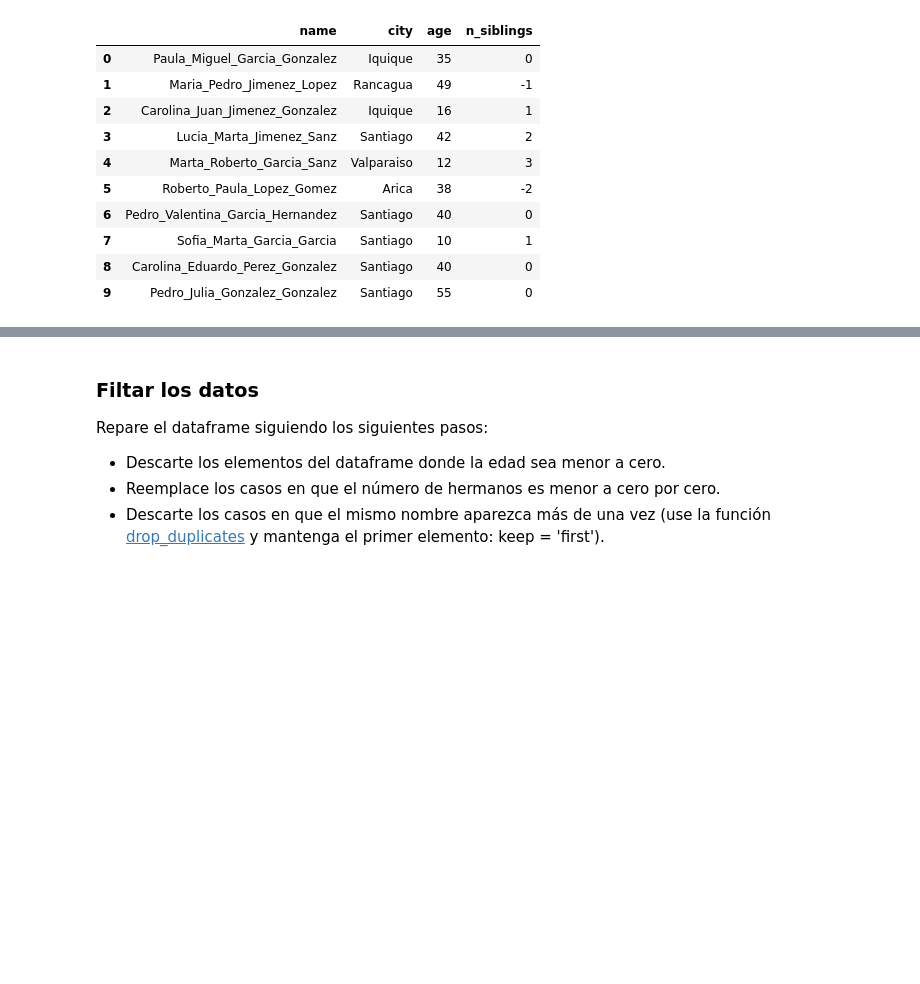
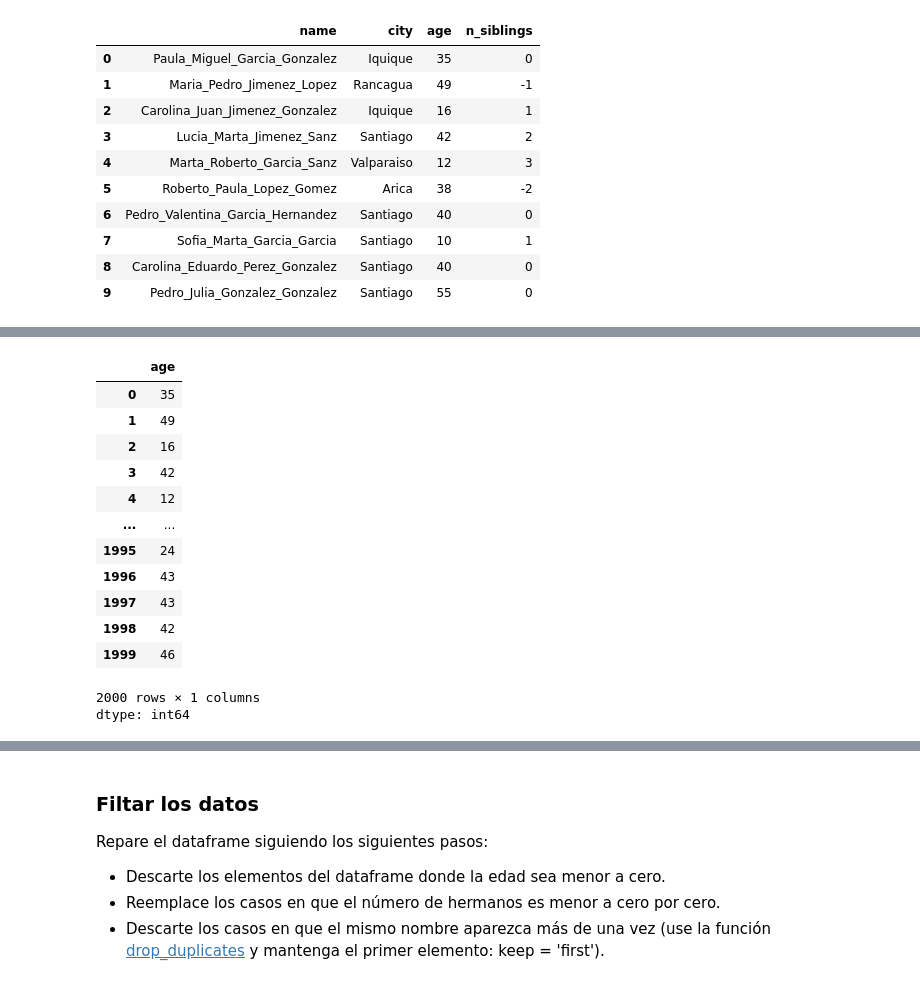
Before and after one commit to Morales-Andres/Tarea-1, a Jupyter notebook: Tarea_1.ipynb, the cells around one changed output, grey strips where cells are left out. Cells and saved outputs as stored; diff of their text form; code cells hidden in the pictures; blank space fills up the shorter version.

```diff
--- a/Tarea_1.ipynb
+++ b/Tarea_1.ipynb
@@ -223,0 +261,18 @@ censo.head(10)
+# %%
+df_censo_edad = df_censo['age']
+df_censo_edad
+# %% [output]
+|  | age |
+| 0 | 35 |
+| 1 | 49 |
+| 2 | 16 |
+| 3 | 42 |
+| 4 | 12 |
+| ... | ... |
+| 1995 | 24 |
+| 1996 | 43 |
+| 1997 | 43 |
+| 1998 | 42 |
+| 1999 | 46 |
+2000 rows × 1 columns
+dtype: int64
```
Also changed, not shown: parts of 7 cells of this notebook.
